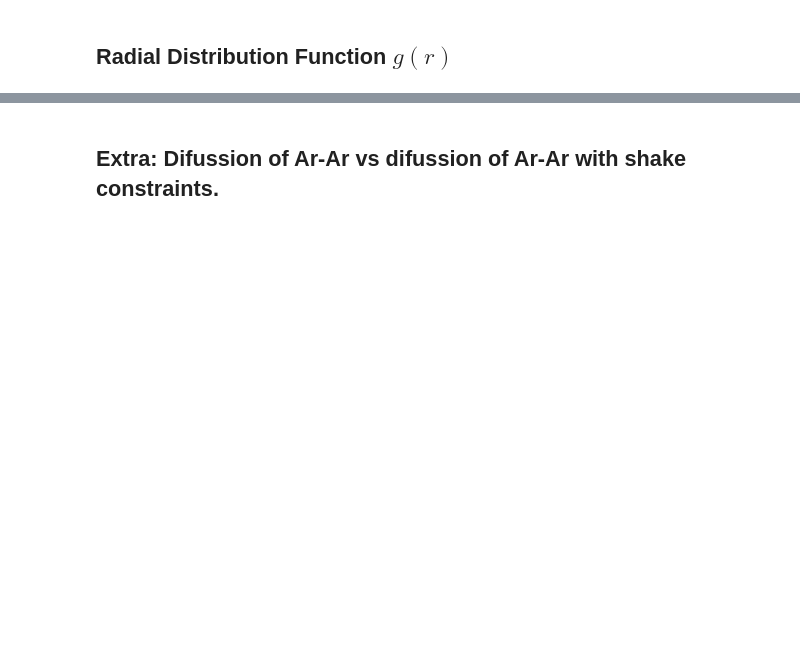
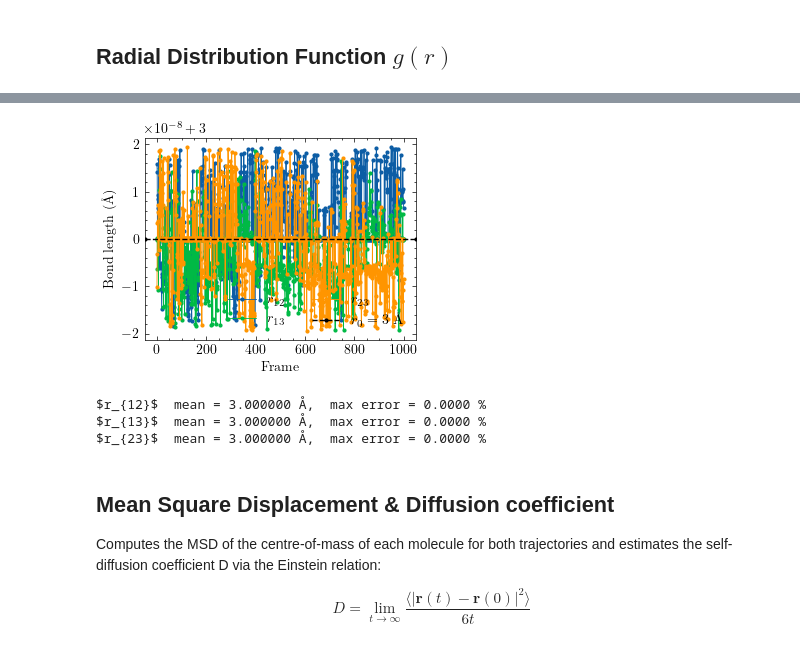
Before and after one commit to itxasoma/masm-shake, a Jupyter notebook: src/plots.ipynb, the cells around one changed output, grey strips where cells are left out. Cells and saved outputs as stored; diff of their text form; code cells hidden in the pictures; blank space fills up the shorter version.

```diff
--- a/src/plots.ipynb
+++ b/src/plots.ipynb
@@ -60,2 +153,47 @@ plt.show()
+# %%
+atoms_per_mol = 3
+nmol = frames[0].shape[0] // atoms_per_mol
+sigma_A = 3.405   # Angstrom – to convert back to Angstrom
+
+pair_idx = [(0,1), (0,2), (1,2)]
+pair_labels = ['$r_{12}$', '$r_{13}$', '$r_{23}$']
+
+# Collect distances for ONE representative molecule (mol index 0)
+mol = 0
+dist_mol = {k: [] for k in pair_labels}
+
+for frame in frames:
+    i1 = mol * atoms_per_mol
+    for (a, b), lbl in zip(pair_idx, pair_labels):
+        dr = frame[i1+a] - frame[i1+b]
+        dist_mol[lbl].append(np.linalg.norm(dr) * sigma_A)   # in Angstrom
+
+t_frames = np.arange(len(frames))
+
+fig, ax = plt.subplots()
+for lbl in pair_labels:
+    ax.plot(t_frames, dist_mol[lbl], lw=0.6, label=lbl)
+ax.axhline(3.0, color='k', lw=1.0, ls='--', label='$r_0 = 3$ Å')
+ax.set_xlabel('Frame')
+ax.set_ylabel('Bond length (Å)')
+ax.legend(ncol=2)
+fig.savefig('../plots/bond_lengths_shake.pdf', bbox_inches='tight')
+plt.show()
+
+# Print mean and max error
+for lbl in pair_labels:
+    arr = np.array(dist_mol[lbl])
+    err = np.abs(arr - 3.0) / 3.0 * 100
+    print(f'{lbl}  mean = {arr.mean():.6f} Å,  max error = {err.max():.4f} %')
+# %% [output]
+[figure, added]
+$r_{12}$  mean = 3.000000 Å,  max error = 0.0000 %
+$r_{13}$  mean = 3.000000 Å,  max error = 0.0000 %
+$r_{23}$  mean = 3.000000 Å,  max error = 0.0000 %
 # %% [markdown]
-## Extra: Difussion of Ar-Ar vs difussion of Ar-Ar with shake constraints.
+## Mean Square Displacement & Diffusion coefficient
+
+Computes the MSD of the centre-of-mass of each molecule for both trajectories
+and estimates the self-diffusion coefficient D via the Einstein relation:
+
+$$D = \lim_{t\to\infty} \frac{\langle |\mathbf{r}(t)-\mathbf{r}(0)|^2 \rangle}{6t}$$
```
Also changed, not shown: parts of 7 cells of this notebook, 11 other files.
